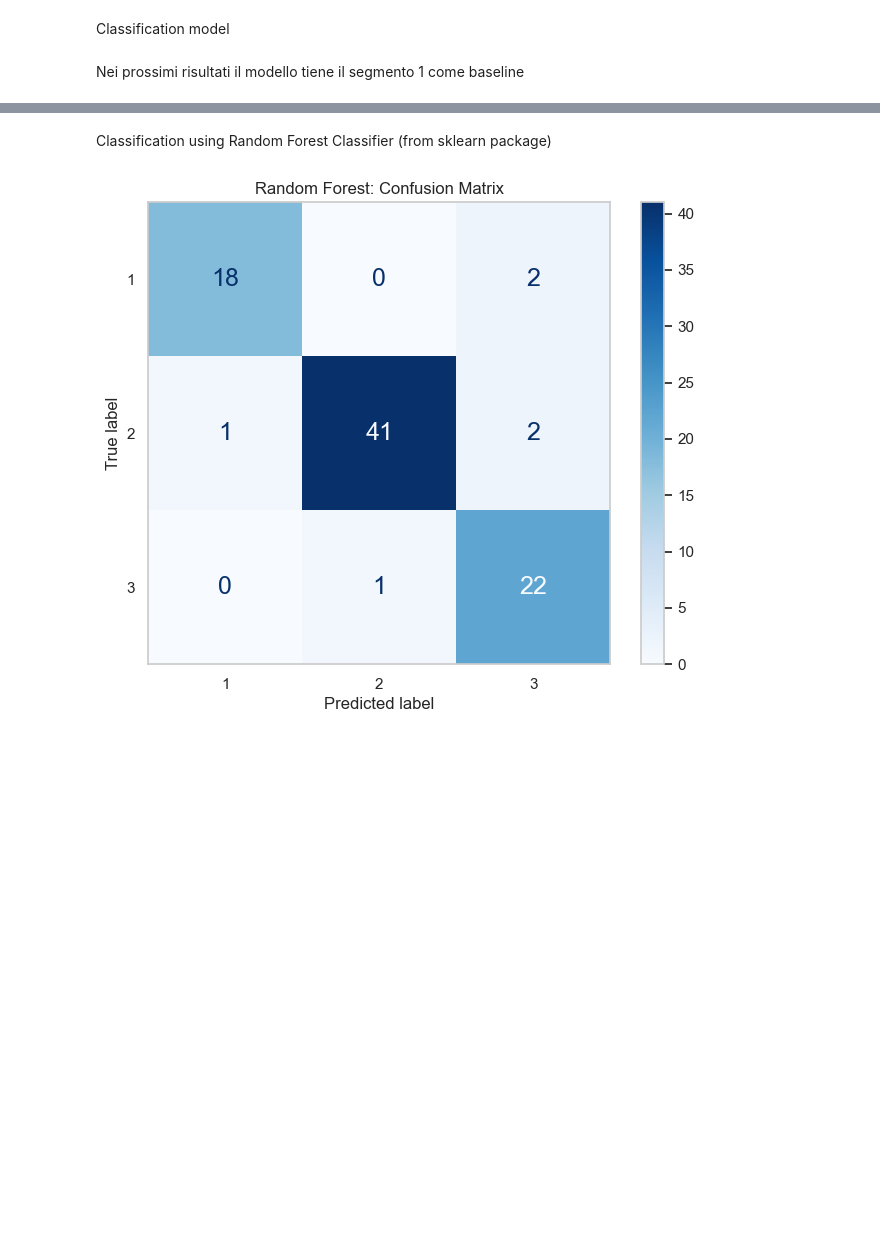
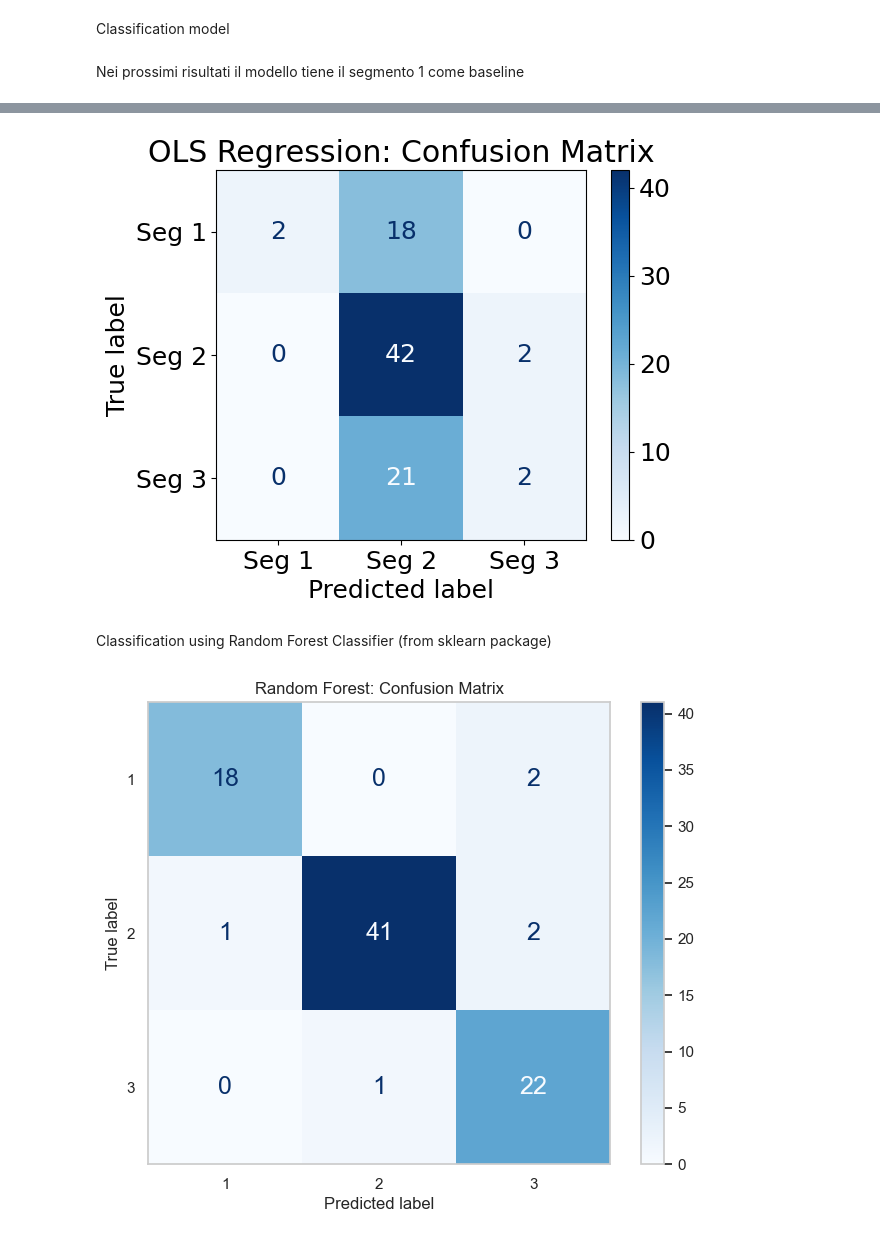
Before and after one commit to FraSeb6/Maketing_analysis, a Jupyter notebook: segmentation.ipynb, the cells around one changed output, grey strips where cells are left out. Drawn from its saved outputs; the diff is of its cells as text; code cells hidden in the pictures; blank space fills up the shorter version.

Commit message:
regressione

```diff
--- a/segmentation.ipynb
+++ b/segmentation.ipynb
@@ -644,0 +687,8 @@ plt.show()
+# %%
+akuna_descriptor_data["SegmentKM"] = akuna_descriptor_data["SegmentKM"].astype(int)
+model_ols = smf.ols(
+    "SegmentKM ~ C(Occupation) + C(Role) + C(Ground) + Age + LastPurchase + Frequency",
+    data=akuna_descriptor_data
+).fit()
+
+print(model_ols.summary())
@@ -645,3 +713,24 @@ plt.show()
+# %%
+
+# True labels
+y_true = akuna_descriptor_data["SegmentKM"].astype(int)
+
+# Predizioni continue -> classi (1-3)
+y_pred_cont = model_ols.predict(akuna_descriptor_data)
+y_pred = np.rint(y_pred_cont).astype(int)   # round
+y_pred = np.clip(y_pred, 1, 3)              # forza nel range [1,3]
+
+# Confusion matrix
+pred_table = confusion_matrix(y_true, y_pred, labels=[1, 2, 3])
+
+disp = ConfusionMatrixDisplay(confusion_matrix=pred_table,
+                              display_labels=['Seg 1', 'Seg 2', 'Seg 3'])
+disp.plot(cmap='Blues', values_format='.0f')
+plt.grid(False)
+plt.title("OLS Regression: Confusion Matrix")
+plt.show()
+# %% [output]
+[figure, added]
 # %% [markdown]
 Classification using Random Forest Classifier (from sklearn package)
 # %%
```
Also changed, not shown: parts of 16 cells of this notebook.
